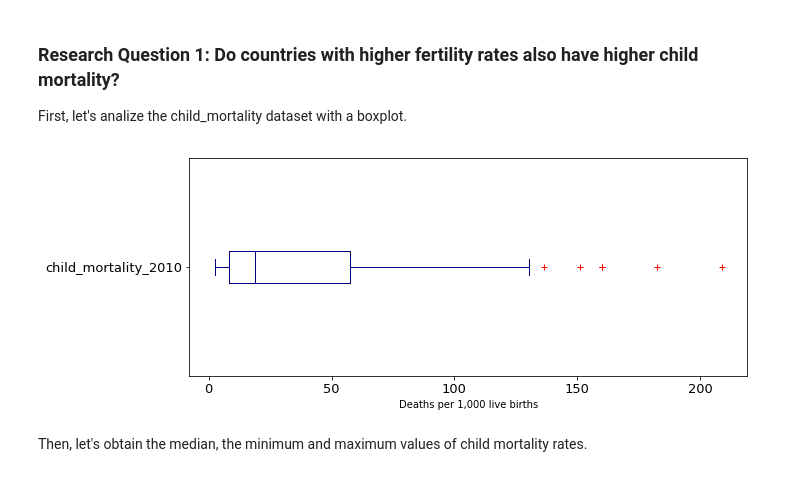
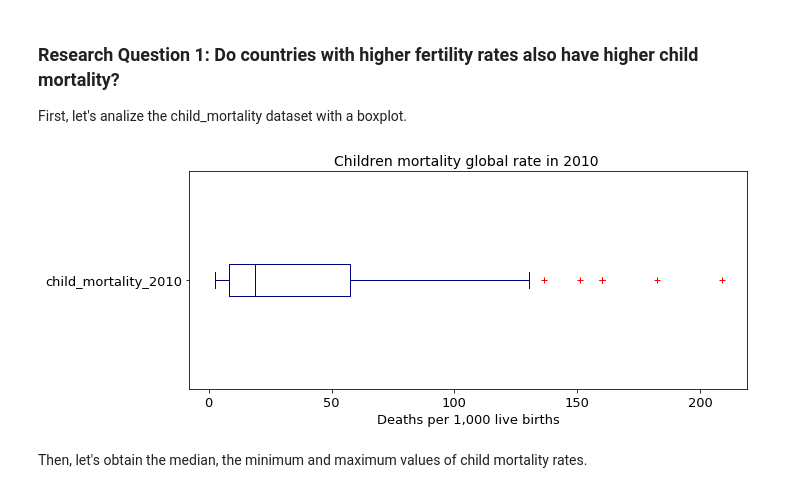
Before and after one commit to Lilianasu/Udacity-Project-2, a Jupyter notebook: Investigate a Dataset Project.ipynb, the cells around one changed output. Saved outputs shown, nothing was run; the diff lists cells and outputs as text; code cells hidden in the pictures.

```diff
--- a/Investigate a Dataset Project.ipynb
+++ b/Investigate a Dataset Project.ipynb
@@ -506,9 +506,10 @@ Around half of women in the world have between 1 and 2 children. The second half
 First, let's analize the child_mortality dataset with a boxplot.
 # %%
 ax = child_mortality.plot.box(color = 'navy', figsize=(10,4), fontsize=13, vert=False, sym='r+');
-ax.set_xlabel('Deaths per 1,000 live births');
+ax.set_title('Children mortality global rate in 2010 ', fontsize=14)
+ax.set_xlabel('Deaths per 1,000 live births', fontsize=13);
 # %% [output]
-[figure, old version]
+[figure, new version]
 # %% [markdown]
 Then, let's obtain the median, the minimum and maximum values of child mortality rates.
 # %%
```
Also changed, not shown: parts of 9 cells of this notebook.
